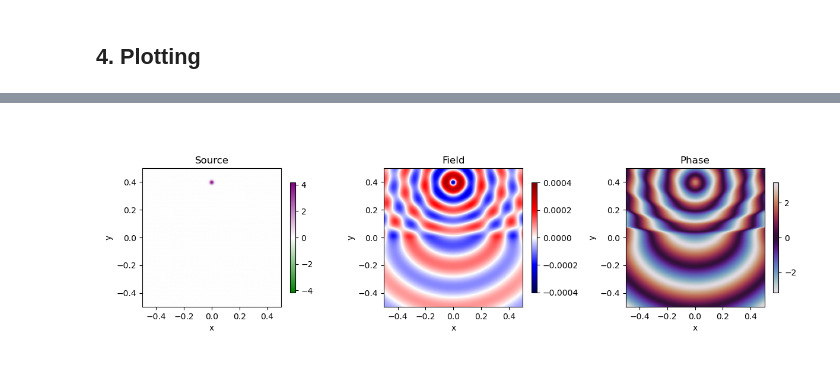
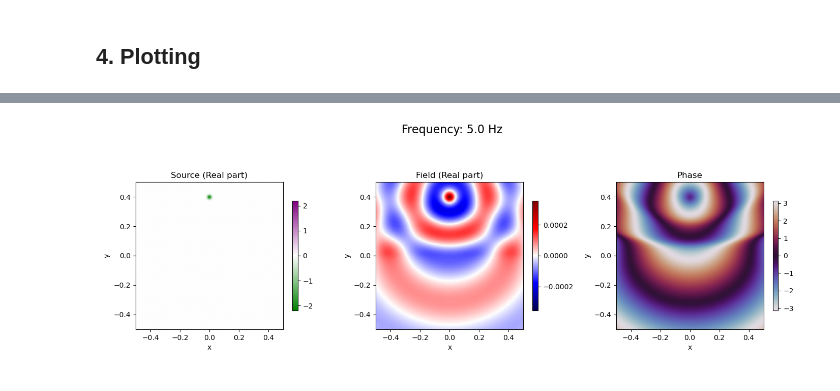
Before and after one commit to JulianSoZa/seismic_wave_propagation, a Jupyter notebook: notebooks/helmholtz_equation.ipynb, the cells around one changed output, grey strips where cells are left out. Cells and saved outputs as stored; diff of their text form; code cells hidden in the pictures.

Commit message:
✂️ Update helmholtz_equation.ipynb
Use functions

```diff
--- a/notebooks/helmholtz_equation.ipynb
+++ b/notebooks/helmholtz_equation.ipynb
@@ -44,3 +24,8 @@ points_number = np.arange(nk)
+# %%
+main_domain_shape = (201, 201)
+main_domain_extension = (-0.5, 0.5, -0.5, 0.5)
+domain = domains.HelmholtzDomain(main_domain_shape, main_domain_extension)
+domain.pml_domain(100)
 # %% [markdown]
 ## 2. Parameters
 # %%
@@ -79,8 +60,8 @@ plt.show()
 # %% [markdown]
 ## 3. Solver
 # %%
-u_arrays = np.zeros((nx, ny, nfrequencies), dtype=complex)
-b_arrays = np.zeros((nx, ny, nfrequencies), dtype=complex)
+u_arrays = np.zeros((domain.nx, domain.ny, nfrequencies), dtype=complex)
+b_arrays = np.zeros((domain.nx, domain.ny, nfrequencies), dtype=complex)
 # %%
 for i, this_frequency in enumerate(frequency_array):
     source = sources.RickerWaveletFD(f=this_frequency, f0=10, t0=0.1, amplitude=1e2, x_pos=0, y_pos=0.4, sigma=0.01)
@@ -95,6 +72,4 @@ Se soluciona el campo en cartesianas
 # %% [markdown]
 ## 4. Plotting
 # %%
-this_nfrequency = 1
-u = u_arrays[..., this_nfrequency]
-b = b_arrays[..., this_nfrequency]
+this_nfrequency = 0
@@ -138,31 +80,4 @@ plt.show()
 # %%
-idx_main_domain = (slice(nbl, -nbl), slice(nbl, -nbl))
-
-fig, (ax0, ax1, ax2) = plt.subplots(1, 3, figsize=(12, 4))
-
-vmax = np.max(np.abs(b))
-im0 = ax0.imshow(np.real(b)[idx_main_domain].T, extent=main_domain_extension, origin='lower', cmap=cmap_source, vmin=-vmax, vmax=vmax)
-fig.colorbar(im0, ax=ax0, shrink=0.5)
-ax0.set_title('Source')
-ax0.set_xlabel('x')
-ax0.set_ylabel('y')
-
-# vmax = np.max(np.abs(np.real(u)))
-vmax = 4e-4
-im1 = ax1.imshow(np.real(u)[idx_main_domain].T, extent=main_domain_extension, origin='lower', cmap='seismic', vmin=-vmax, vmax=vmax)
-fig.colorbar(im1, ax=ax1, shrink=0.5)
-ax1.set_title('Field')
-ax1.set_xlabel('x')
-ax1.set_ylabel('y')
-
-im2 = ax2.imshow(np.angle(u)[idx_main_domain].T, extent=main_domain_extension, origin='lower', cmap='twilight', vmin=-np.pi, vmax=np.pi)
-fig.colorbar(im2, ax=ax2, shrink=0.5)
-ax2.set_title('Phase')
-ax2.set_xlabel('x')
-ax2.set_ylabel('y')
-
-fig.tight_layout()
-
-plt.show()
+plotting.plot_main_solution(domain, frequency_array, this_nfrequency, u_arrays, b_arrays)
 # %% [output]
-[figure, old version]
+[figure, new version]
```
Also changed, not shown: parts of 8 cells of this notebook.
